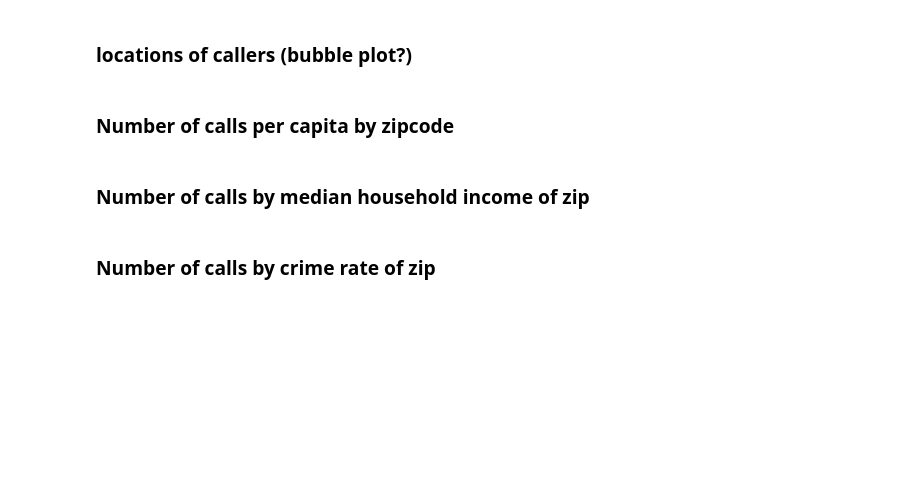
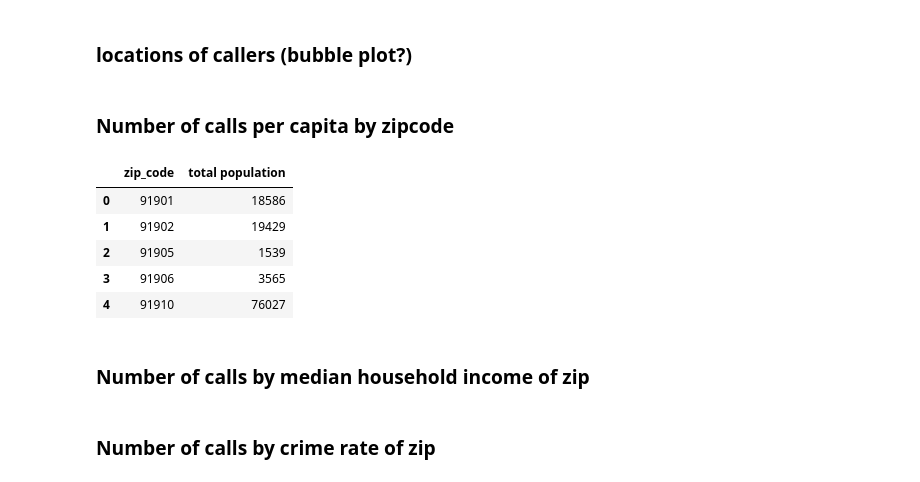
Before and after one commit to farhadOmidvar/311-San-Diego, a Jupyter notebook: notebooks/charts_all.ipynb, the cells around one changed output. Saved outputs shown, nothing was run; the diff lists cells and outputs as text; code cells hidden in the pictures; blank space fills up the shorter version.

```diff
--- a/notebooks/charts_all.ipynb
+++ b/notebooks/charts_all.ipynb
@@ -97,6 +79,17 @@ plt.xticks(rotation='90')
 ### locations of callers (bubble plot?)
 # %% [markdown]
 ### Number of calls per capita by zipcode
+# %%
+pop_path = os.path.join('..', 'data', 'census_population_by_zip.csv')
+pop_df = pd.read_csv(pop_path)
+pop_df.head()
+# %% [output]
+|  | zip_code | total population |
+| 0 | 91901 | 18586 |
+| 1 | 91902 | 19429 |
+| 2 | 91905 | 1539 |
+| 3 | 91906 | 3565 |
+| 4 | 91910 | 76027 |
 # %% [markdown]
 ### Number of calls by median household income of zip
 # %% [markdown]
```
Also changed, not shown: parts of 5 cells of this notebook.
